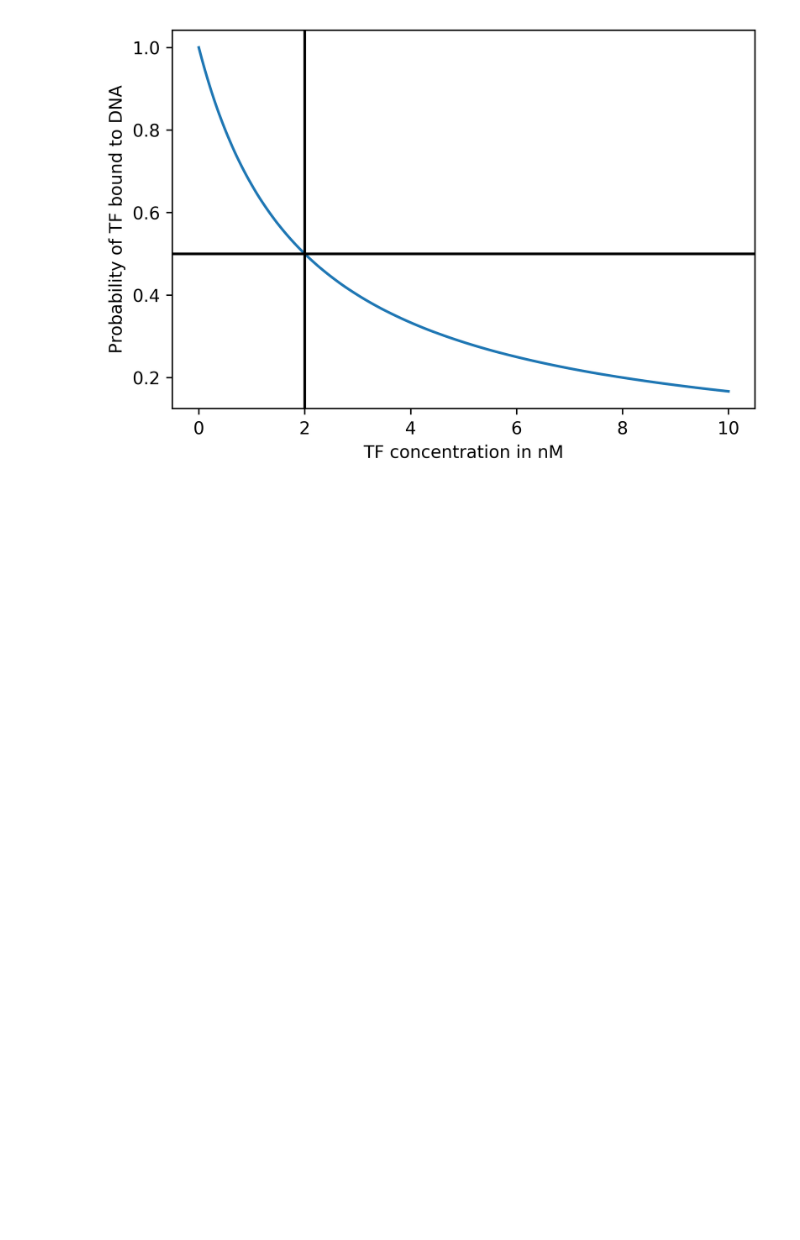
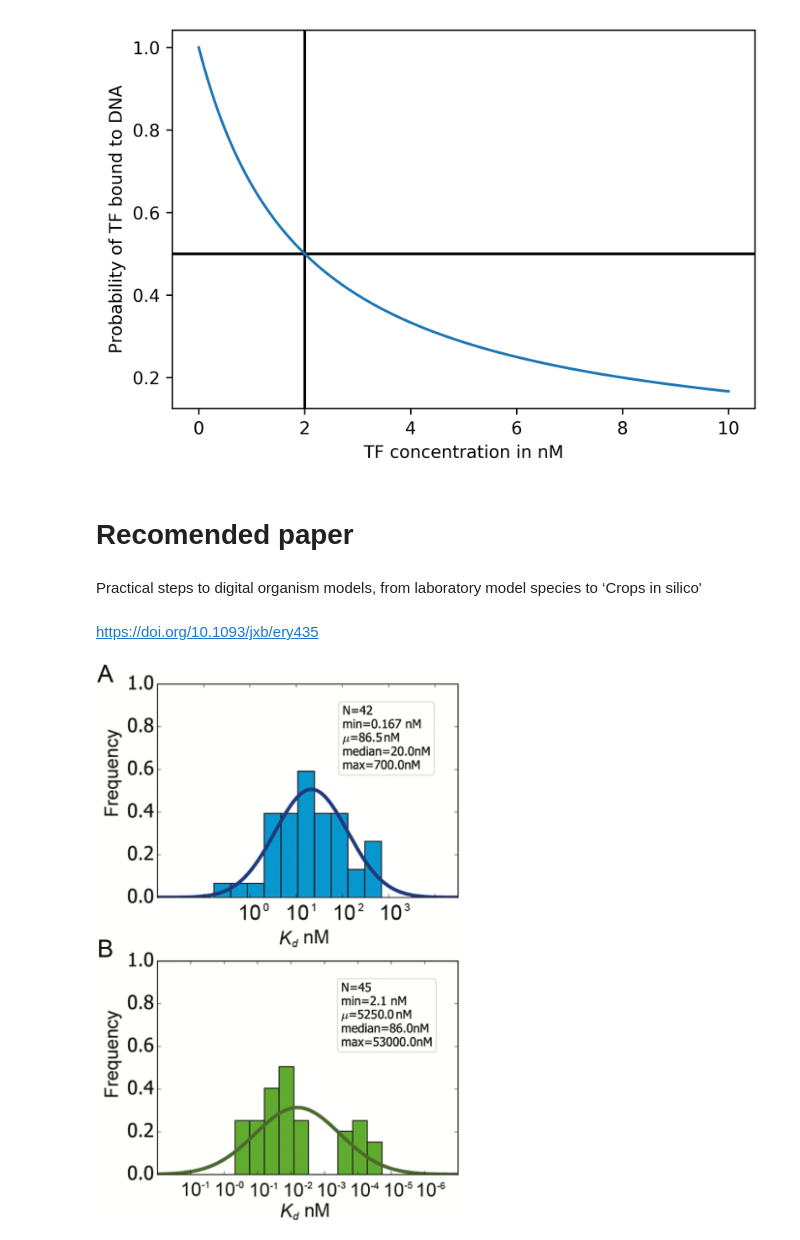
Before and after one commit to jurquiza/Practical_systems_biology_plants, a Jupyter notebook: scripts/Session1.ipynb, the cells around one changed output. Saved outputs shown, nothing was run; the diff lists cells and outputs as text; code cells hidden in the pictures; blank space fills up the shorter version.

```diff
--- a/scripts/Session1.ipynb
+++ b/scripts/Session1.ipynb
@@ -139,3 +139,14 @@ xlabel('TF concentration in nM')
 # %% [output]
 Text(0.5,0,'TF concentration in nM')
 [figure]
+# %% [markdown]
+# Recomended paper
+# %% [markdown]
+Practical steps to digital organism models, from laboratory model species to ‘Crops in silico'
+# %% [markdown]
+https://doi.org/10.1093/jxb/ery435
+# %%
+from IPython.display import Image
+Image('distributions.jpeg', width=500,height=500)
+# %% [output]
+[figure, added]
```
Also changed, not shown: parts of 1 cell of this notebook, 3 other files.
